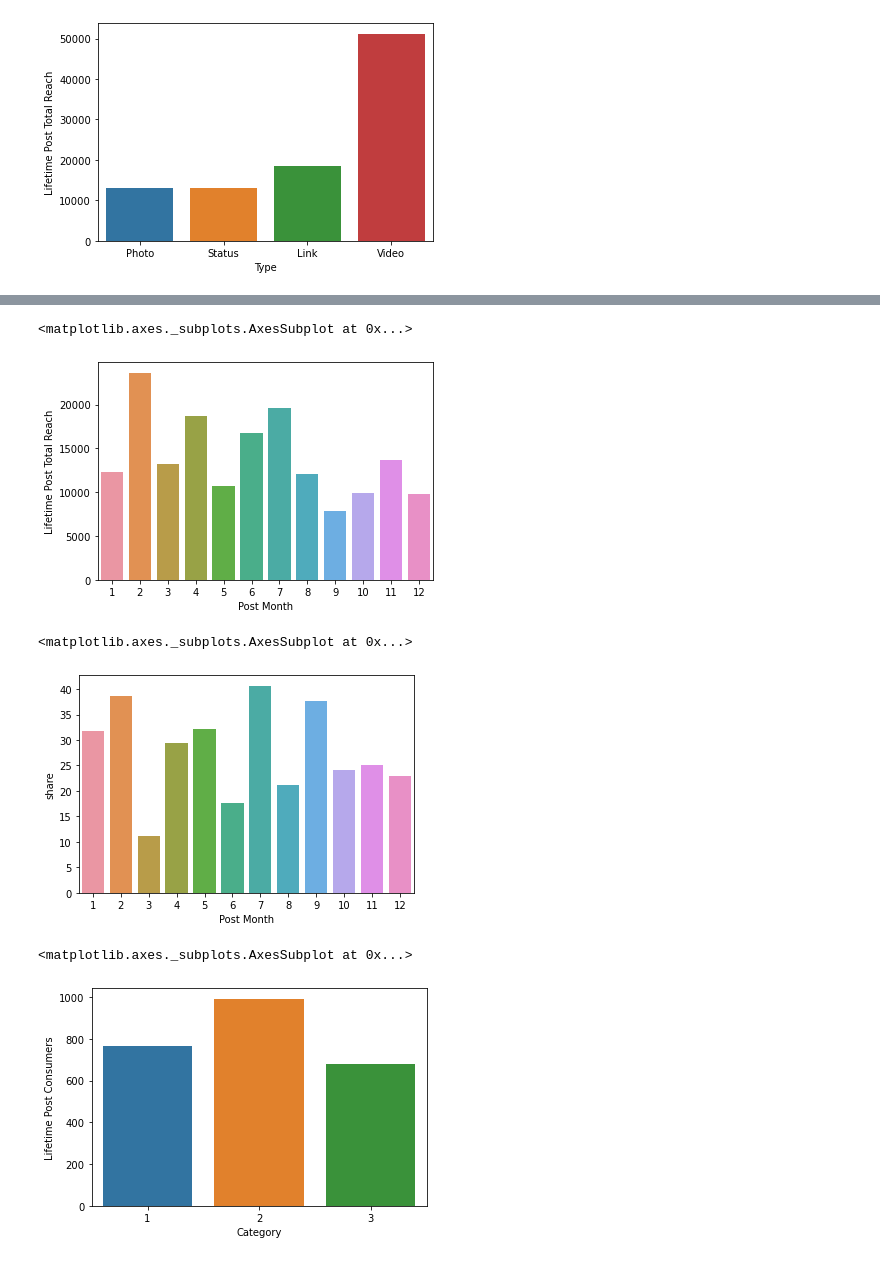
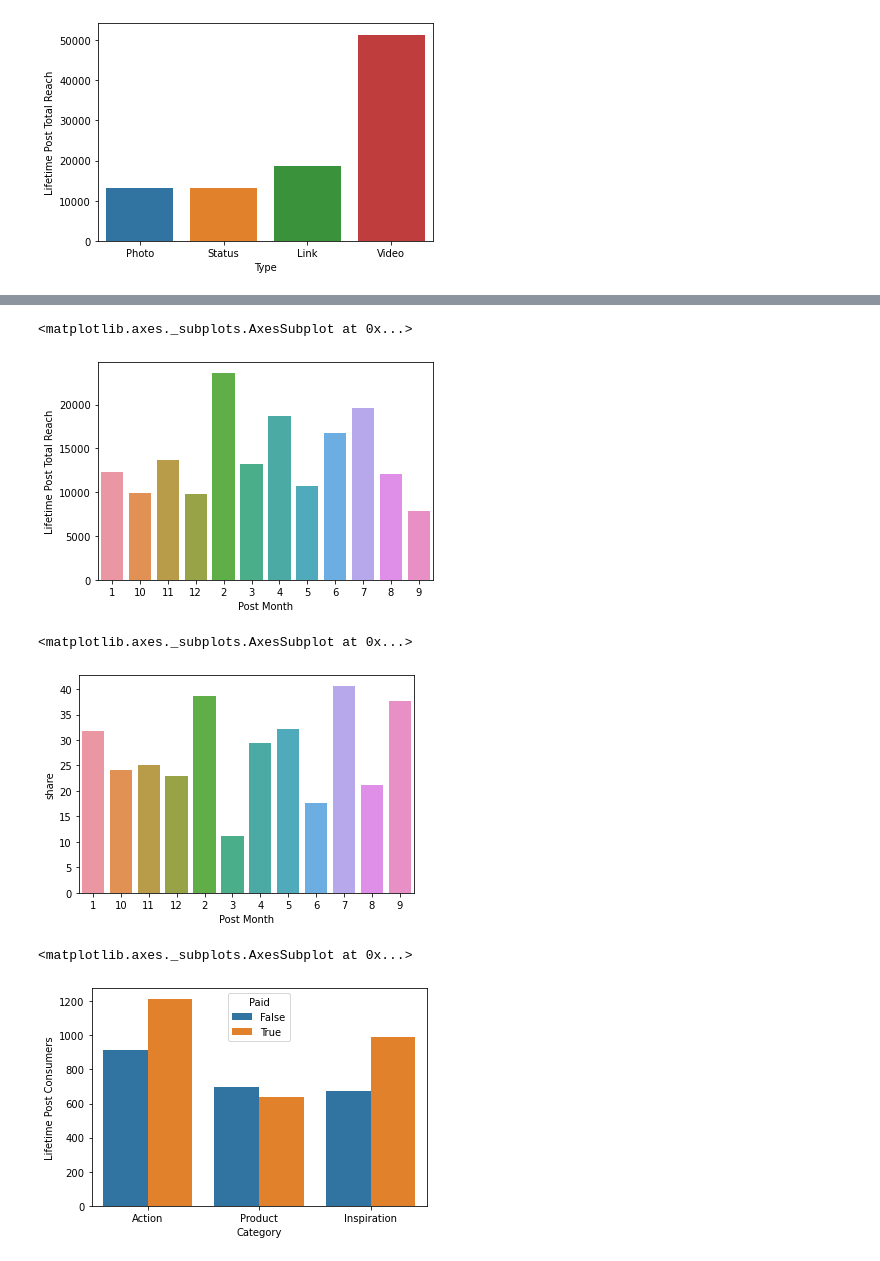
Before and after one commit to Dewalk/INTRO-TO-DATA-ANALYSIS, a Jupyter notebook: facebook.ipynb, the cells around one changed output, grey strips where cells are left out. Cells and saved outputs as stored; diff of their text form; code cells hidden in the pictures.

Commit message:
add visualizations

```diff
--- a/facebook.ipynb
+++ b/facebook.ipynb
@@ -41,6 +42,16 @@ facebook['Category'] = facebook['Category'].astype('str')
 facebook['Post Weekday'] = facebook['Post Weekday'].astype('str')
 facebook['Post Hour'] = facebook['Post Hour'].astype('str')
 facebook['Paid'] = facebook['Paid'].astype('bool')
+facebook['Post Month'] = facebook['Post Month'].astype('str')
+# for col in df.columns():
+#    df.loc[df[col] == 'n', col] = 0
+#    df.loc[df[col] == 'y', col] = 1
+#    df.loc[df[col] == '?', col] = 1
+facebook.loc[facebook['Category'] == '1', 'Category'] = 'Inspiration'
+facebook.loc[facebook['Category'] == '2', 'Category'] = 'Action'
+facebook.loc[facebook['Category'] == '3', 'Category'] = 'Product'
+#facebook['category'] = facebook['Category'][2]=='Action
+#facebook['category'] = facebook['Category'][3]=='Product'
 # %%
 facebook.info()
 # %% [output]
@@ -170,14 +186,15 @@ sns.barplot(x = facebook['Post Month'], y = facebook['Total Interactions'],ci =
 sns.barplot(x = facebook['Post Month'], y = facebook['Lifetime Post Total Reach'], ci = False)
 # %% [output]
 <matplotlib.axes._subplots.AxesSubplot at 0x...>
-[figure, old version]
+[figure, new version]
 # %%
 sns.barplot(x = facebook['Post Month'], y = facebook['share'], ci = False)
 # %% [output]
 <matplotlib.axes._subplots.AxesSubplot at 0x...>
-[figure, old version]
+[figure, new version]
 # %%
-sns.barplot(x = facebook['Category'], y = facebook['Lifetime Post Consumers'], ci = False)
+#1
+sns.barplot(x = facebook['Category'], y = facebook['Lifetime Post Consumers'], hue = facebook['Paid'], ci = False)
 # %% [output]
 <matplotlib.axes._subplots.AxesSubplot at 0x...>
-[figure, old version]
+[figure, new version]
```
Also changed, not shown: parts of 18 cells of this notebook.
